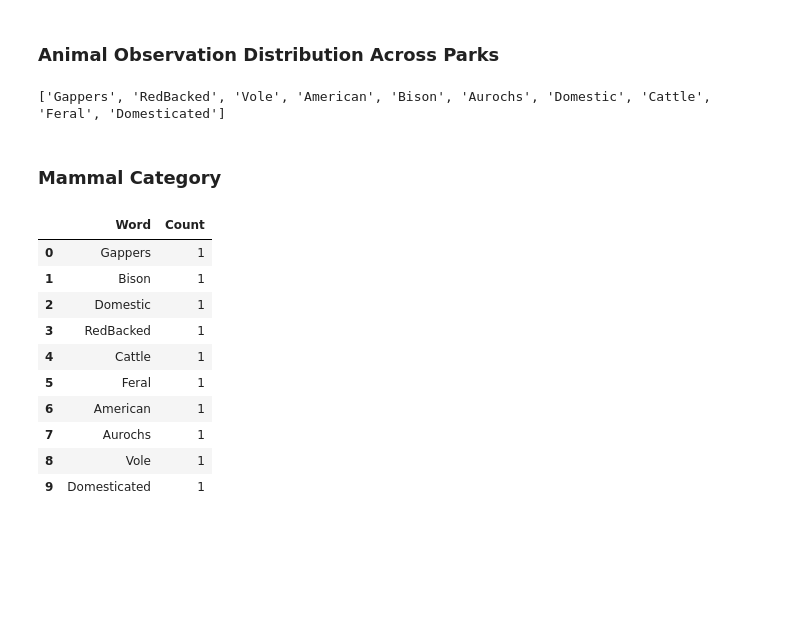
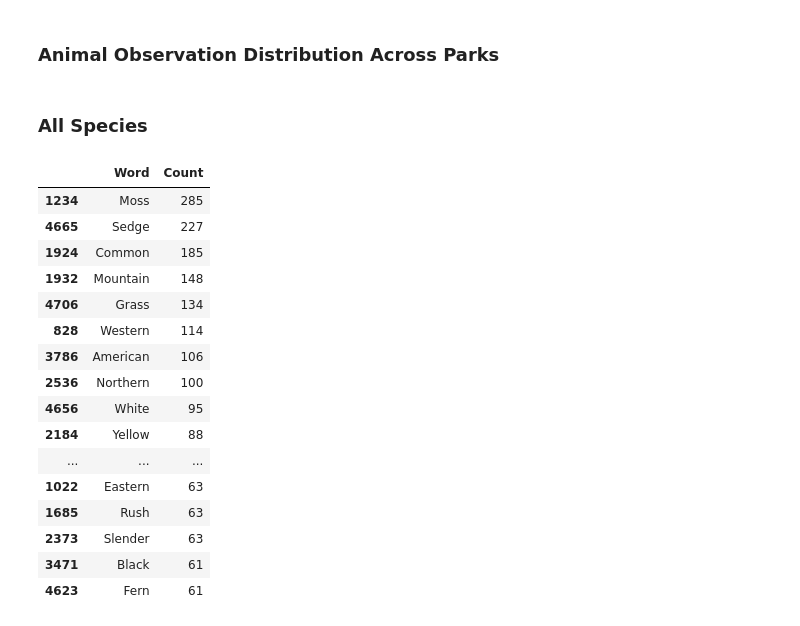
Before and after one commit to h-ostcode/Biodiversity-in-National-Parks, a Jupyter notebook: biodiversity.ipynb, the cells around one changed output. Cells and saved outputs as stored; diff of their text form; code cells hidden in the pictures; blank space fills up the shorter version.

Commit message:
Used functions to clean and create intial tables from all data, mammals, and at risk species.

```diff
--- a/biodiversity.ipynb
+++ b/biodiversity.ipynb
@@ -337,7 +337,7 @@ def names_list(names):
 
     #Combine all items into one dimensional list for counts
     all_names = list(chain.from_iterable(i if isinstance(i, list) else [i] for i in clean_rows))
-    return all_names[:10]
+    return all_names
 
 #Create function to create a list of counts associated with each word
 def word_count(list):
@@ -346,30 +346,32 @@ def word_count(list):
         x = list.count(name)
         word_count.append((name,x))
     return word_count
-# %% [output]
-['Gappers', 'RedBacked', 'Vole', 'American', 'Bison', 'Aurochs', 'Domestic', 'Cattle', 'Feral', 'Domesticated']
-# %% [markdown]
-### Mammal Category
+# %% [markdown]
+### All Species
 # %%
-#Remove punctuation from common_names column for category, then run through functions to prepare data for table
-animal_names = species[species.category == "Mammal"].common_names.apply(remove_punctuations).str.split().tolist()
-mammals_list = names_list(animal_names)
-print(mammals_list)
+#Remove punctuation from common_names column, then run through functions to prepare data for table
+animal_names = species.common_names.apply(remove_punctuations).str.split().tolist()
+animals_list = names_list(animal_names)
 
 #Create table of words and associated counts in descending order
-pd.DataFrame(set(word_count(mammals_list)), columns =['Word', 'Count']).sort_values("Count", ascending = False).head(20)
+pd.DataFrame(set(word_count(animals_list)), columns =['Word', 'Count']).sort_values("Count", ascending = False).head(20)
 
 #Upon initial inspection of all names, the most frequently occuring words include descriptive words regarding species color, location, etc. Of the species within the top 20 most frequently occuring words, all are plant species. Will need to segment data further for more accurate analysis.
-#After secondary inspection of Mammal subset of species data, the most frequently observed species in this category is the bat. Will continue to perform analysis on this species subset of data
 # %% [output]
 |  | Word | Count |
-| 0 | Gappers | 1 |
-| 1 | Bison | 1 |
-| 2 | Domestic | 1 |
-| 3 | RedBacked | 1 |
-| 4 | Cattle | 1 |
-| 5 | Feral | 1 |
-| 6 | American | 1 |
-| 7 | Aurochs | 1 |
-| 8 | Vole | 1 |
-| 9 | Domesticated | 1 |
+| 1234 | Moss | 285 |
+| 4665 | Sedge | 227 |
+| 1924 | Common | 185 |
+| 1932 | Mountain | 148 |
+| 4706 | Grass | 134 |
+| 828 | Western | 114 |
+| 3786 | American | 106 |
+| 2536 | Northern | 100 |
+| 4656 | White | 95 |
+| 2184 | Yellow | 88 |
+| ... | ... | ... |
+| 1022 | Eastern | 63 |
+| 1685 | Rush | 63 |
+| 2373 | Slender | 63 |
+| 3471 | Black | 61 |
+| 4623 | Fern | 61 |
```
Also changed, not shown: parts of 5 cells of this notebook.
